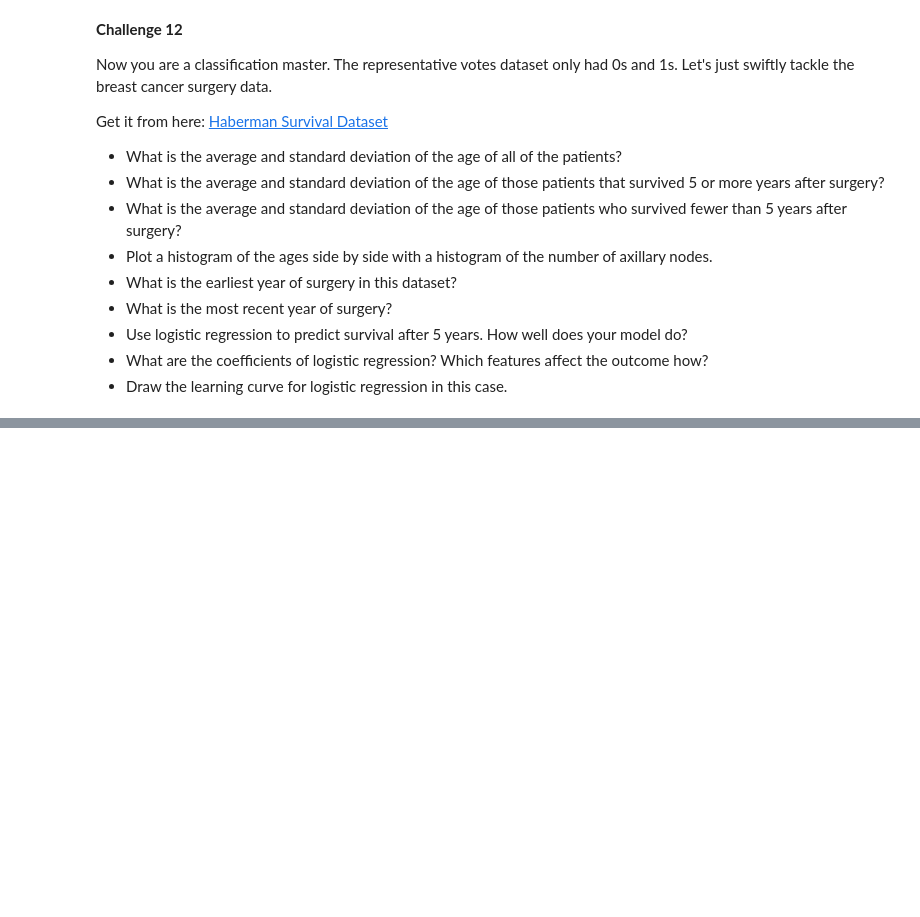
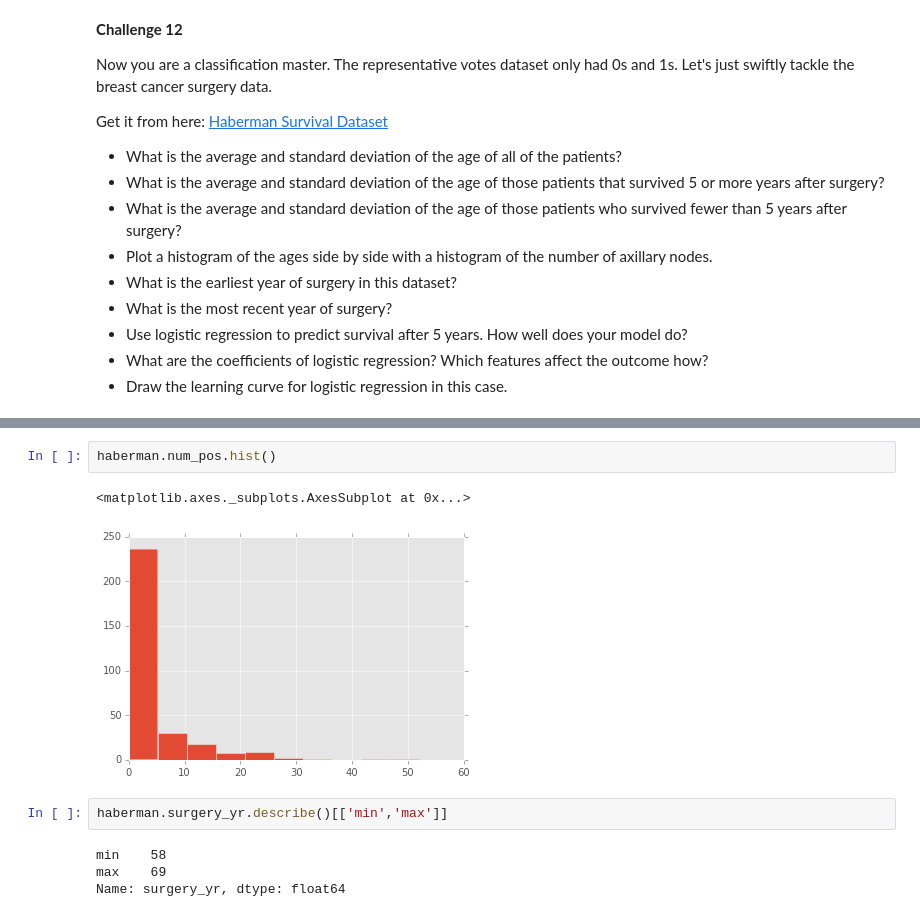
Before and after one commit to jstnstwrt/classification-models, a Jupyter notebook: classification.ipynb, the cells around one changed output, grey strips where cells are left out. Drawn from its saved outputs; the diff is of its cells as text; blank space fills up the shorter version.

```diff
--- a/classification.ipynb
+++ b/classification.ipynb
@@ -433,0 +462,11 @@ Get it from here: [Haberman Survival Dataset](https://archive.ics.uci.edu/ml/dat
+# %%
+haberman.num_pos.hist()
+# %% [output]
+<matplotlib.axes._subplots.AxesSubplot at 0x...>
+[figure, added]
+# %%
+haberman.surgery_yr.describe()[['min','max']]
+# %% [output]
+min    58
+max    69
+Name: surgery_yr, dtype: float64
```
Also changed, not shown: parts of 5 cells of this notebook.
